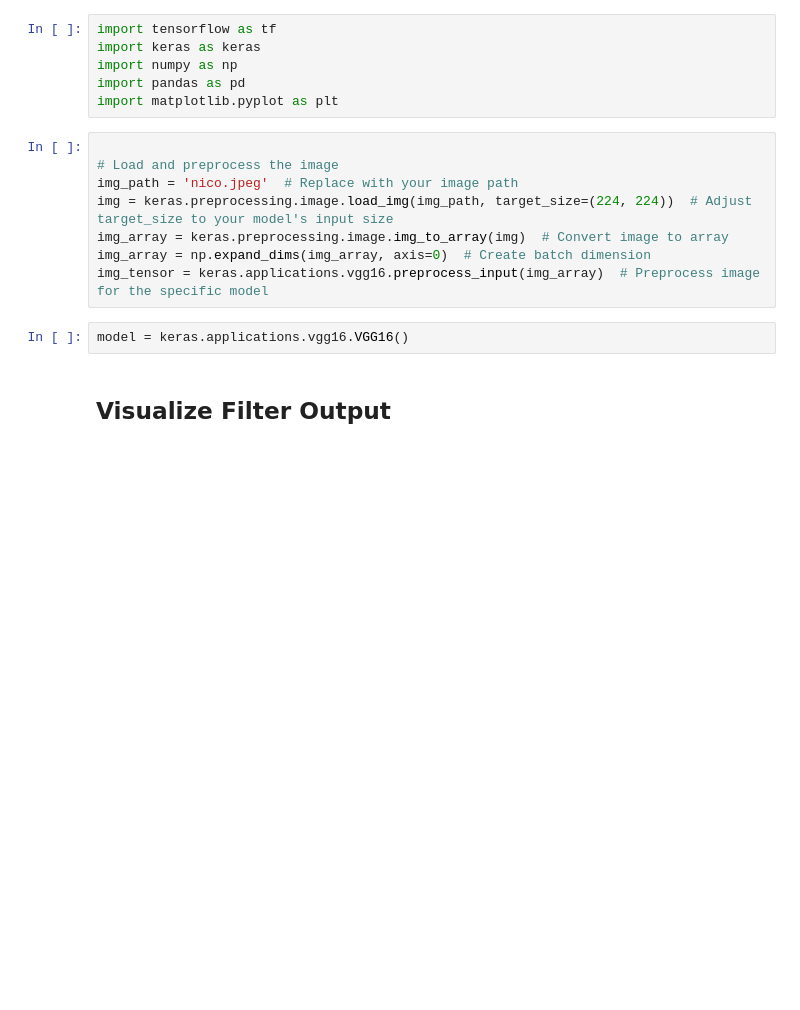
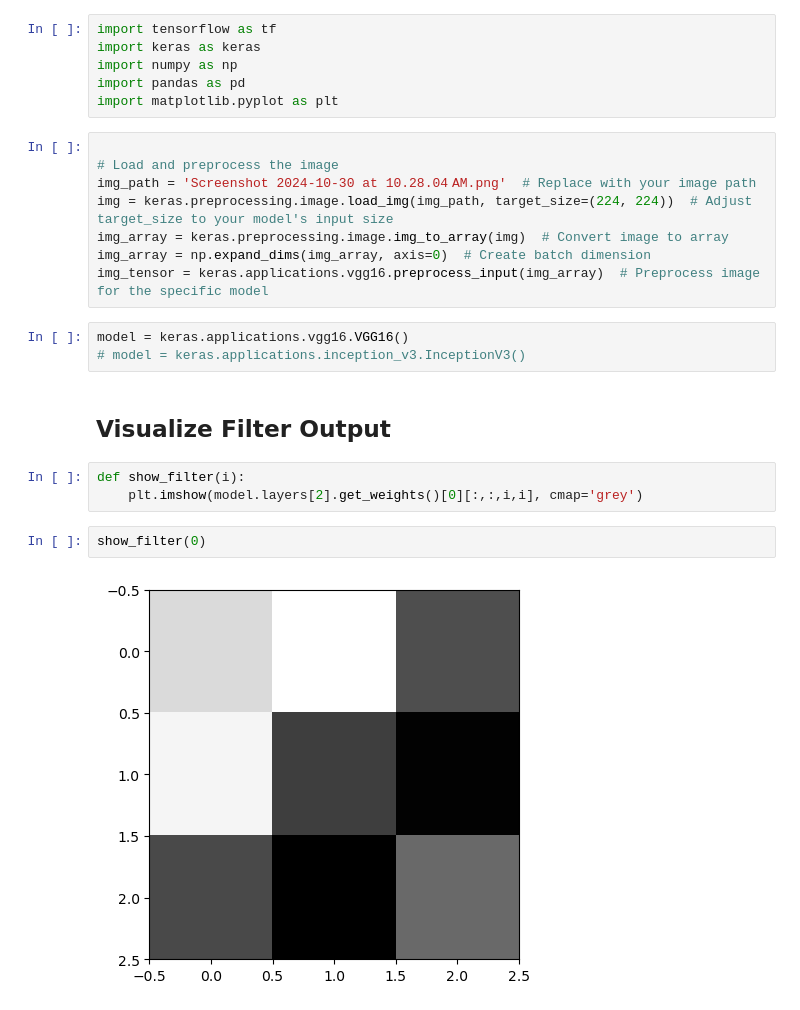
Before and after one commit to samogden/CST463-assignments, a Jupyter notebook: class_code/week10/visualization.ipynb, the cells around one changed output. Drawn from its saved outputs; the diff is of its cells as text; blank space fills up the shorter version.

```diff
--- a/class_code/week10/visualization.ipynb
+++ b/class_code/week10/visualization.ipynb
@@ -7,12 +7,20 @@ import matplotlib.pyplot as plt
 # %%
 
 # Load and preprocess the image
-img_path = 'nico.jpeg'  # Replace with your image path
+img_path = 'Screenshot 2024-10-30 at 10.28.04 AM.png'  # Replace with your image path
 img = keras.preprocessing.image.load_img(img_path, target_size=(224, 224))  # Adjust target_size to your model's input size
 img_array = keras.preprocessing.image.img_to_array(img)  # Convert image to array
 img_array = np.expand_dims(img_array, axis=0)  # Create batch dimension
 img_tensor = keras.applications.vgg16.preprocess_input(img_array)  # Preprocess image for the specific model
 # %%
 model = keras.applications.vgg16.VGG16()
+# model = keras.applications.inception_v3.InceptionV3()
 # %% [markdown]
 ## Visualize Filter Output
+# %%
+def show_filter(i):
+    plt.imshow(model.layers[2].get_weights()[0][:,:,i,i], cmap='grey')
+# %%
+show_filter(0)
+# %% [output]
+[figure, added]
```
Also changed, not shown: parts of 6 cells of this notebook, 5 other files.
